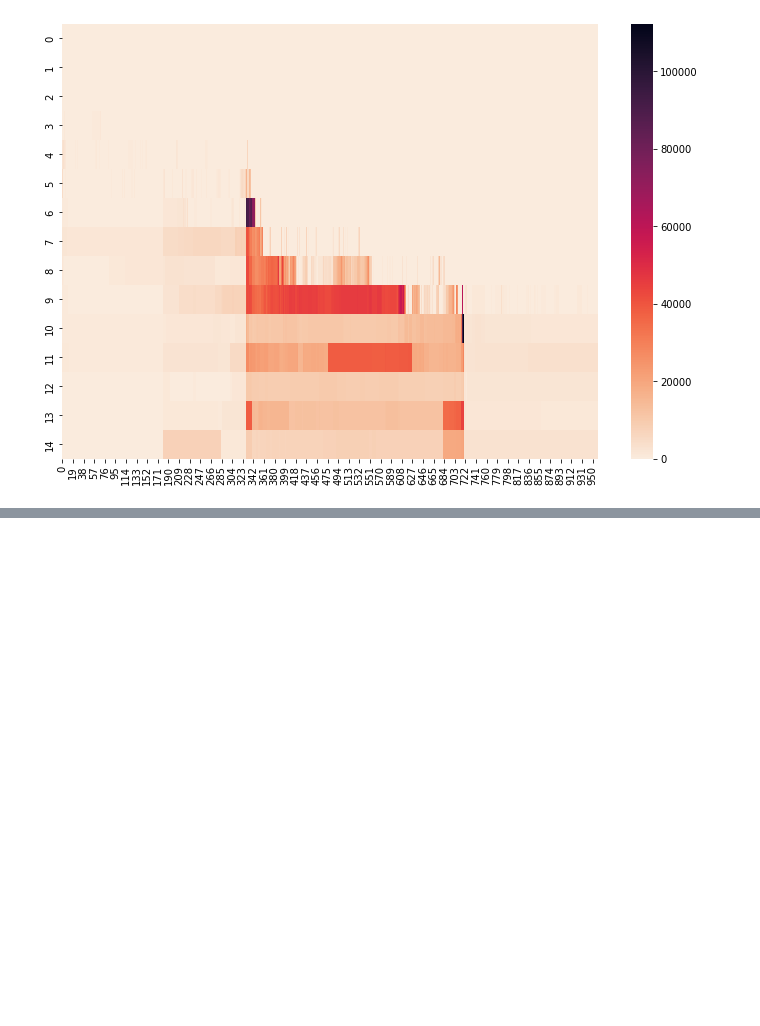
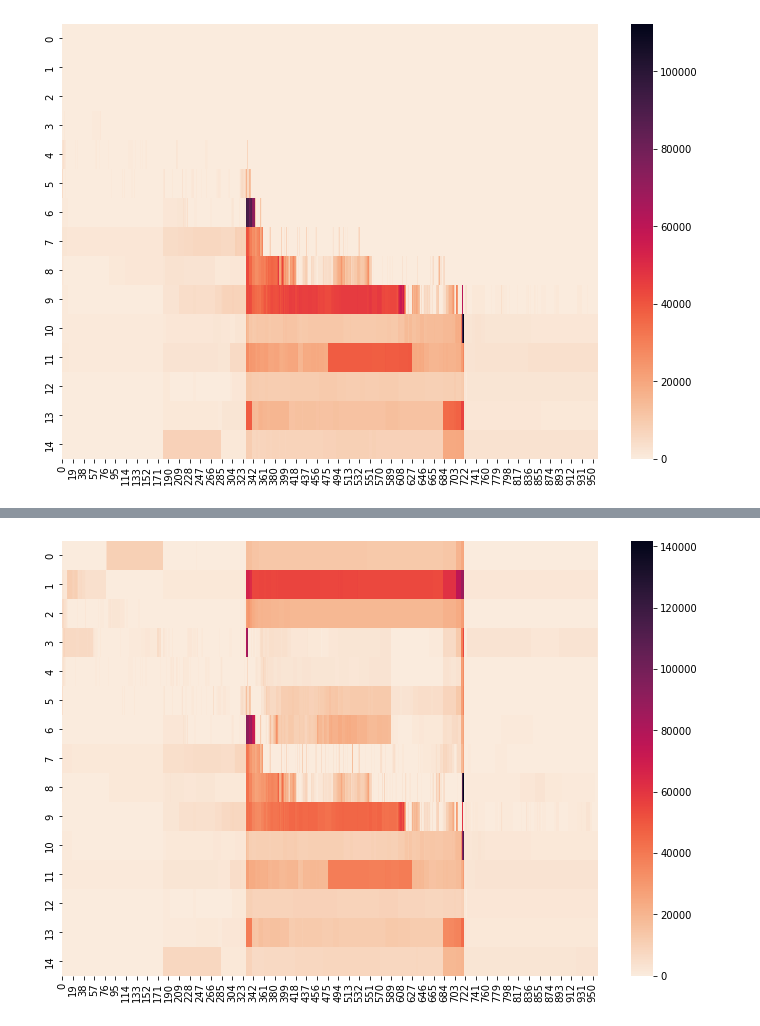
Before and after one commit to The-D-for-NASDAQ/d-compressor, a Jupyter notebook: d-compressor.ipynb, the cells around one changed output, grey strips where cells are left out. Drawn from its saved outputs; the diff is of its cells as text; code cells hidden in the pictures; blank space fills up the shorter version.

```diff
--- a/d-compressor.ipynb
+++ b/d-compressor.ipynb
@@ -170,3 +187,9 @@ plt.show()
+# %%
+plt.figure(figsize=(12, 8))
+sns.heatmap(np.add(full_d_asks[4, 335:350], full_d_bids[4, 335:350]), cmap='rocket_r')
+plt.show()
+# %% [output]
+[figure, added]
 # %%
 # working_hours = 330:720
 full_d_asks[:, :, 330:720]
```
Also changed, not shown: parts of 4 cells of this notebook.
